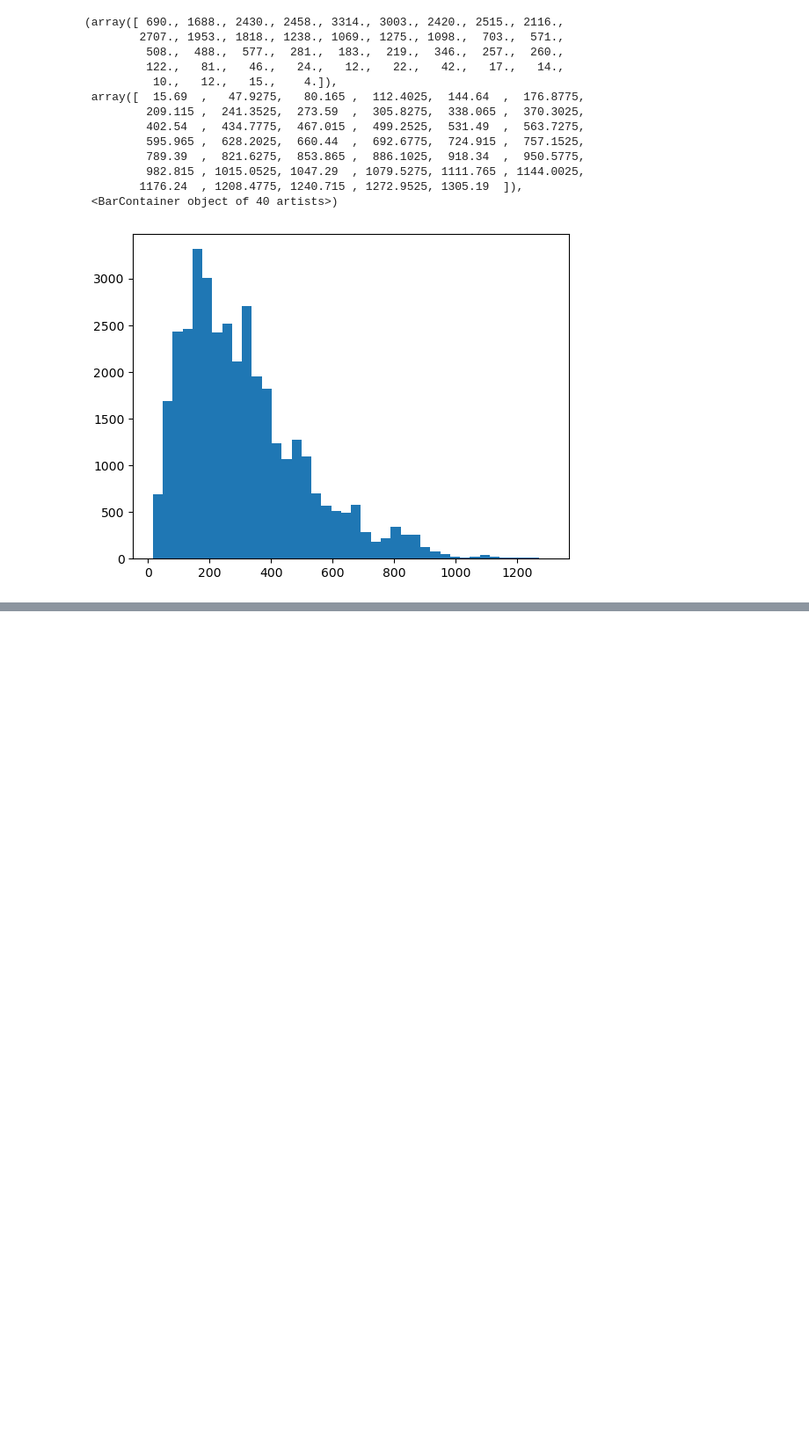
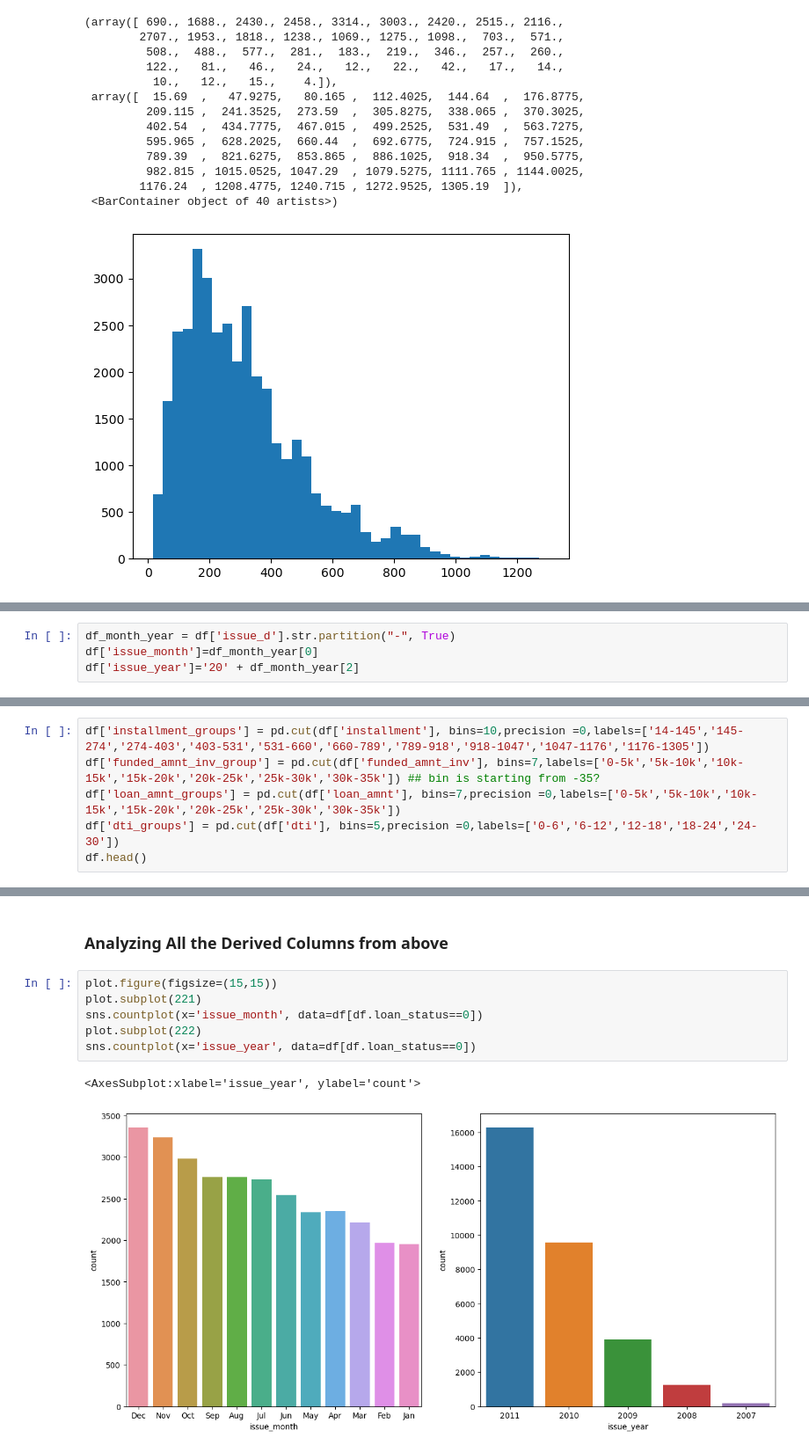
Before and after one commit to akdwivedi21/lending-club-case-study, a Jupyter notebook: main.ipynb, the cells around one changed output, grey strips where cells are left out. Shown at 88% size. Saved outputs shown, nothing was run; the diff lists cells and outputs as text; blank space fills up the shorter version.

Commit message:
added bivariate, derived and correlation analysis

```diff
--- a/main.ipynb
+++ b/main.ipynb
@@ -306,0 +298,4 @@ plot.hist(df.installment, bins=40)
+# %%
+df_month_year = df['issue_d'].str.partition("-", True)
+df['issue_month']=df_month_year[0]
+df['issue_year']='20' + df_month_year[2]
@@ -306,0 +312,6 @@ plot.hist(df.installment, bins=40)
+# %%
+df['installment_groups'] = pd.cut(df['installment'], bins=10,precision =0,labels=['14-145','145-274','274-403','403-531','531-660','660-789','789-918','918-1047','1047-1176','1176-1305'])
+df['funded_amnt_inv_group'] = pd.cut(df['funded_amnt_inv'], bins=7,labels=['0-5k','5k-10k','10k-15k','15k-20k','20k-25k','25k-30k','30k-35k']) ## bin is starting from -35?
+df['loan_amnt_groups'] = pd.cut(df['loan_amnt'], bins=7,precision =0,labels=['0-5k','5k-10k','10k-15k','15k-20k','20k-25k','25k-30k','30k-35k'])
+df['dti_groups'] = pd.cut(df['dti'], bins=5,precision =0,labels=['0-6','6-12','12-18','18-24','24-30'])
+df.head()
@@ -306,0 +326,11 @@ plot.hist(df.installment, bins=40)
+# %% [markdown]
+<h3>Analyzing All the Derived Columns from above</h3>
+# %%
+plot.figure(figsize=(15,15))
+plot.subplot(221)
+sns.countplot(x='issue_month', data=df[df.loan_status==0])
+plot.subplot(222)
+sns.countplot(x='issue_year', data=df[df.loan_status==0])
+# %% [output]
+<AxesSubplot:xlabel='issue_year', ylabel='count'>
+[figure, added]
```
Also changed, not shown: parts of 30 cells of this notebook.
